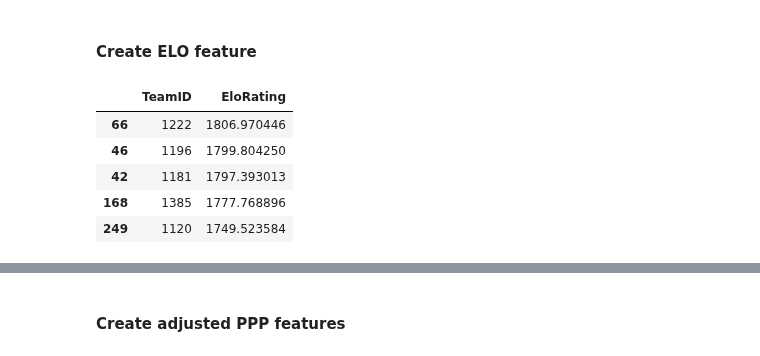
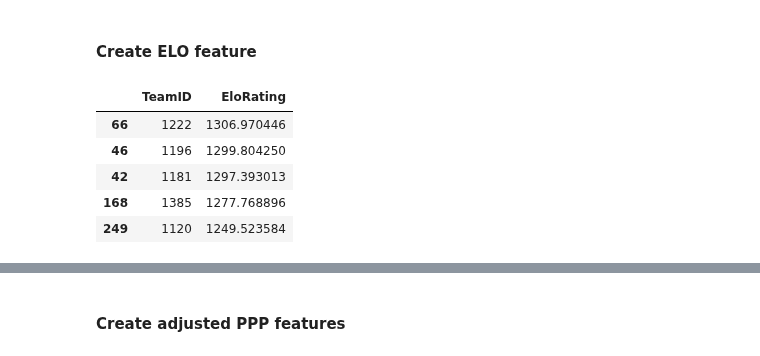
Before and after one commit to jeremypmobley/nonsense, a Jupyter notebook: cbb_modeling/cbb_modeling_2025.ipynb, the cells around one changed output, grey strips where cells are left out. Saved outputs shown, nothing was run; the diff lists cells and outputs as text; code cells hidden in the pictures.

```diff
--- a/cbb_modeling/cbb_modeling_2025.ipynb
+++ b/cbb_modeling/cbb_modeling_2025.ipynb
@@ -195,7 +198,7 @@ reg_away_feats.head()
 # %% [markdown]
 #### Create ELO feature
 # %%
-def calculate_elo(df, initial_rating=1500, k_factor=32, home_advantage=0, scaling_factor=400):
+def calculate_elo(df, initial_rating=1000, k_factor=32, scaling_factor=400):
     """
     Calculates Elo ratings for basketball teams from a DataFrame of game results.
 
@@ -224,12 +227,6 @@ def calculate_elo(df, initial_rating=1500, k_factor=32, home_advantage=0, scalin
         winner_rating = team_ratings[WTeamID]
         loser_rating = team_ratings[LTeamID]
 
-        # Apply home advantage
-        if location == 'H':
-            winner_rating += home_advantage
-        elif location == 'A':
-            loser_rating += home_advantage
-
         # Calculate expected scores
         expected_winner = 1 / (1 + 10**((loser_rating - winner_rating) / scaling_factor))
         expected_loser = 1 - expected_winner
@@ -246,13 +243,13 @@ def calculate_elo(df, initial_rating=1500, k_factor=32, home_advantage=0, scalin
     return elo_df
 # %%
 elo_df = calculate_elo(df=reg_season_compact_results[reg_season_compact_results['Season']==2025],
-                       initial_rating=1500, k_factor=32, home_advantage=0, scaling_factor=400)
+                       initial_rating=1000, k_factor=32, scaling_factor=400)
 
 elo_df.sort_values('EloRating', ascending=False).head()
 # %% [output]
 |  | TeamID | EloRating |
-| 66 | 1222 | 1806.970446 |
-| 46 | 1196 | 1799.804250 |
-| 42 | 1181 | 1797.393013 |
-| 168 | 1385 | 1777.768896 |
-| 249 | 1120 | 1749.523584 |
+| 66 | 1222 | 1306.970446 |
+| 46 | 1196 | 1299.804250 |
+| 42 | 1181 | 1297.393013 |
+| 168 | 1385 | 1277.768896 |
+| 249 | 1120 | 1249.523584 |
```
Also changed, not shown: parts of 82 cells of this notebook, 1 other file.
